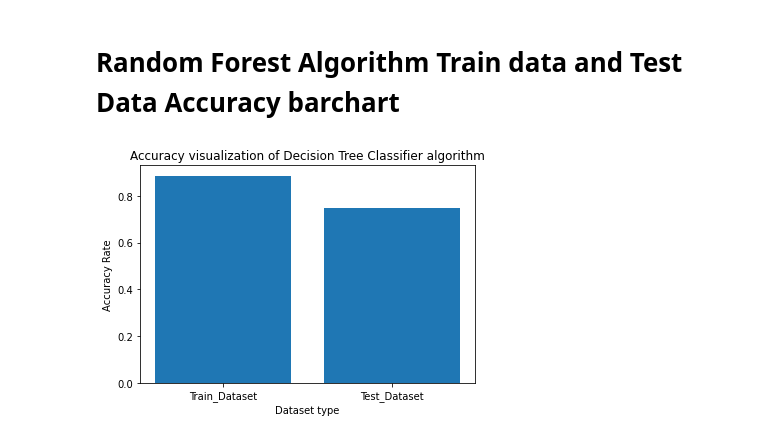
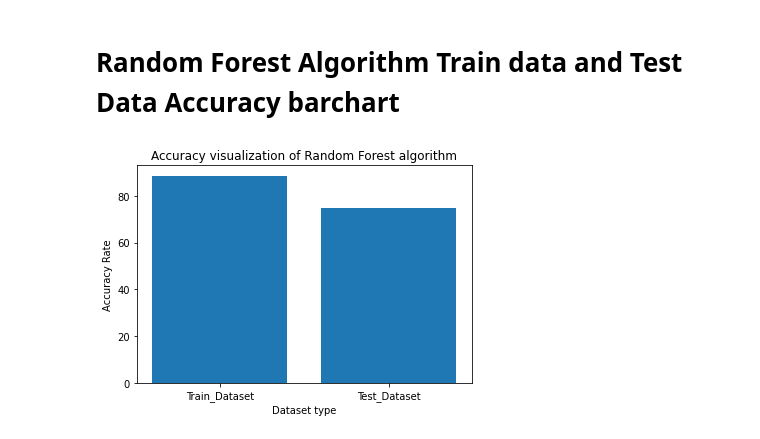
Before and after one commit to Nahidjc/Al_Lab, a Jupyter notebook: blackFungusData.ipynb, the cells around one changed output. Drawn from its saved outputs; the diff is of its cells as text; code cells hidden in the pictures.

```diff
--- a/blackFungusData.ipynb
+++ b/blackFungusData.ipynb
@@ -330,11 +330,11 @@ print(accuracy_score(y_test, y_pred)*100)
 # **Random Forest Algorithm Train data and Test Data Accuracy barchart**
 # %%
 RF_x=["Train_Dataset","Test_Dataset"]
-RF_y=[dt_train_score,dt_test_score]
+RF_y=[dt_train_score*100,dt_test_score*100]
 plt.bar(RF_x,RF_y)
 plt.xlabel("Dataset type")
 plt.ylabel("Accuracy Rate")
-plt.title("Accuracy visualization of Decision Tree Classifier algorithm")
+plt.title("Accuracy visualization of Random Forest algorithm")
 plt.show()
 # %% [output]
-[figure, old version]
+[figure, new version]
```
